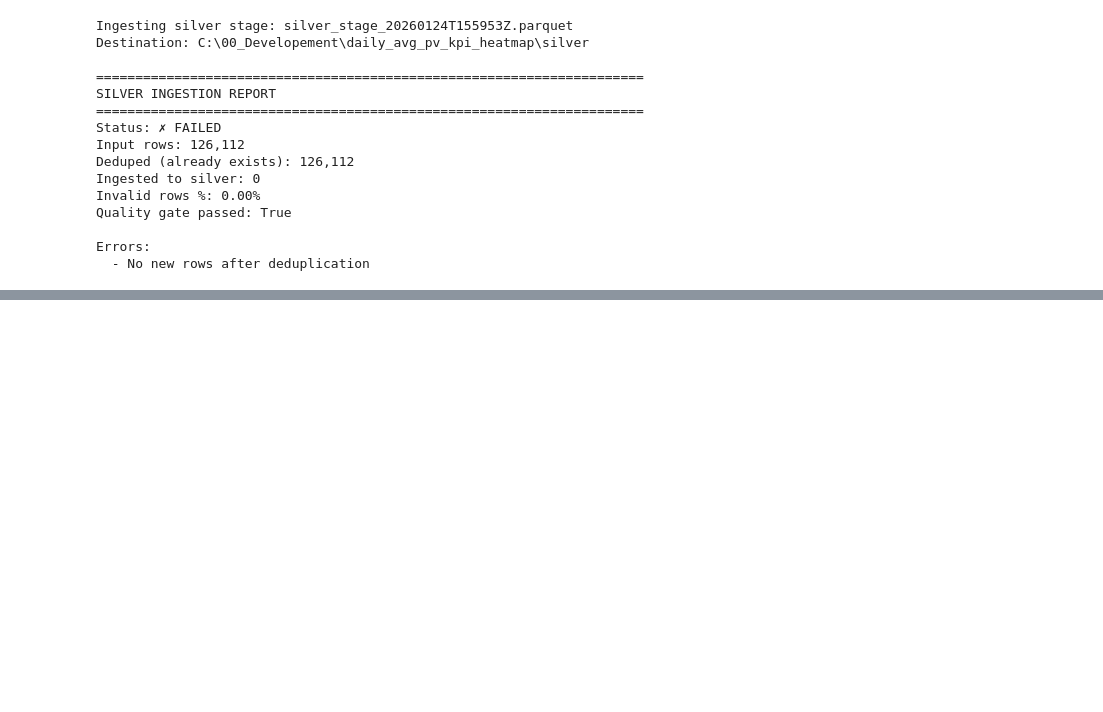
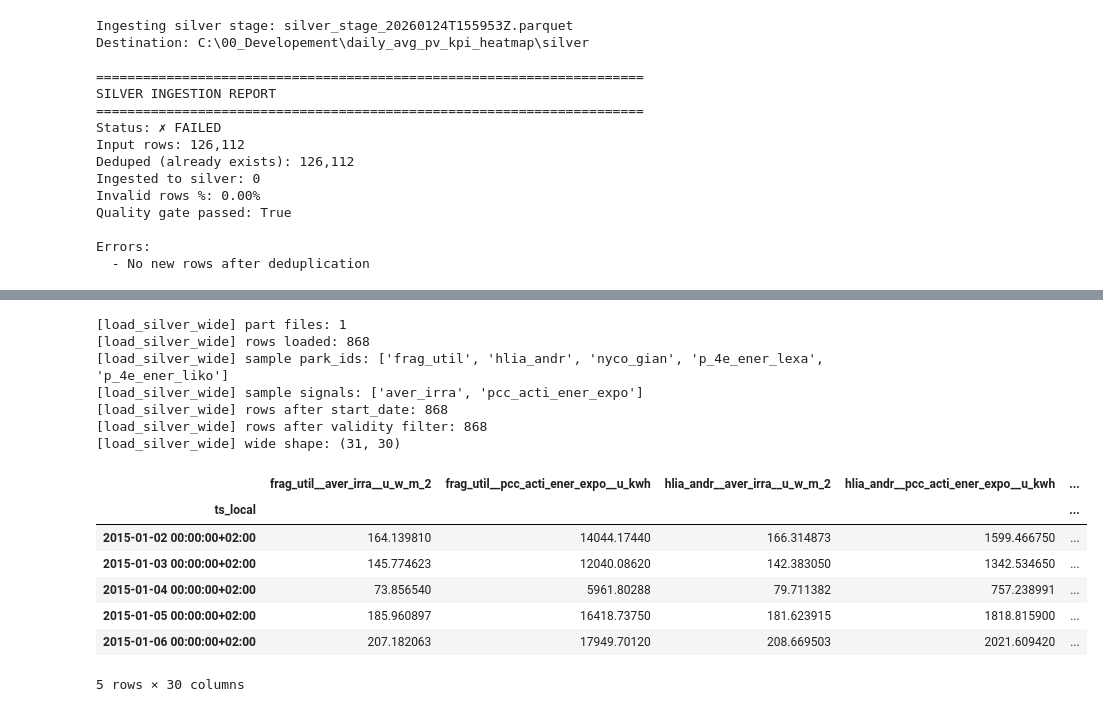
Before and after one commit to steliosvliaros/daily_avg_pv_kpi_heatmap, a Jupyter notebook: notebooks/01_prototype_pvgis_pi_heatmap.ipynb, the cells around one changed output, grey strips where cells are left out. Drawn from its saved outputs; the diff is of its cells as text; code cells hidden in the pictures; blank space fills up the shorter version.

```diff
--- a/notebooks/01_prototype_pvgis_pi_heatmap.ipynb
+++ b/notebooks/01_prototype_pvgis_pi_heatmap.ipynb
@@ -886 +842,30 @@ def load_silver_wide(
     return wide
+# %%
+wide = load_silver_wide(
+    silver_root=WORKSPACE_ROOT / "silver",
+    metadata_path=WORKSPACE_ROOT / "mappings" / "park_metadata.csv",
+    start_date="2015-01-01",
+    # end_date="2025-03-31",
+    status_effective=None,
+    only_valid=True,
+    flatten_columns=True,
+    debug=True,
+)
+
+wide.head()
+# %% [output]
+[load_silver_wide] part files: 1
+[load_silver_wide] rows loaded: 868
+[load_silver_wide] sample park_ids: ['frag_util', 'hlia_andr', 'nyco_gian', 'p_4e_ener_lexa', 'p_4e_ener_liko']
+[load_silver_wide] sample signals: ['aver_irra', 'pcc_acti_ener_expo']
+[load_silver_wide] rows after start_date: 868
+[load_silver_wide] rows after validity filter: 868
+[load_silver_wide] wide shape: (31, 30)
+|  | frag_util__aver_irra__u_w_m_2 | frag_util__pcc_acti_ener_expo__u_kwh | hlia_andr__aver_irra__u_w_m_2 | hlia_andr__pcc_acti_ener_expo__u_kwh | ... |
+| ts_local |  |  |  |  | ... |
+| 2015-01-02 00:00:00+02:00 | 164.139810 | 14044.17440 | 166.314873 | 1599.466750 | ... |
+| 2015-01-03 00:00:00+02:00 | 145.774623 | 12040.08620 | 142.383050 | 1342.534650 | ... |
+| 2015-01-04 00:00:00+02:00 | 73.856540 | 5961.80288 | 79.711382 | 757.238991 | ... |
+| 2015-01-05 00:00:00+02:00 | 185.960897 | 16418.73750 | 181.623915 | 1818.815900 | ... |
+| 2015-01-06 00:00:00+02:00 | 207.182063 | 17949.70120 | 208.669503 | 2021.609420 | ... |
+5 rows × 30 columns
```
Also changed, not shown: parts of 4 cells of this notebook, 1 other file.
